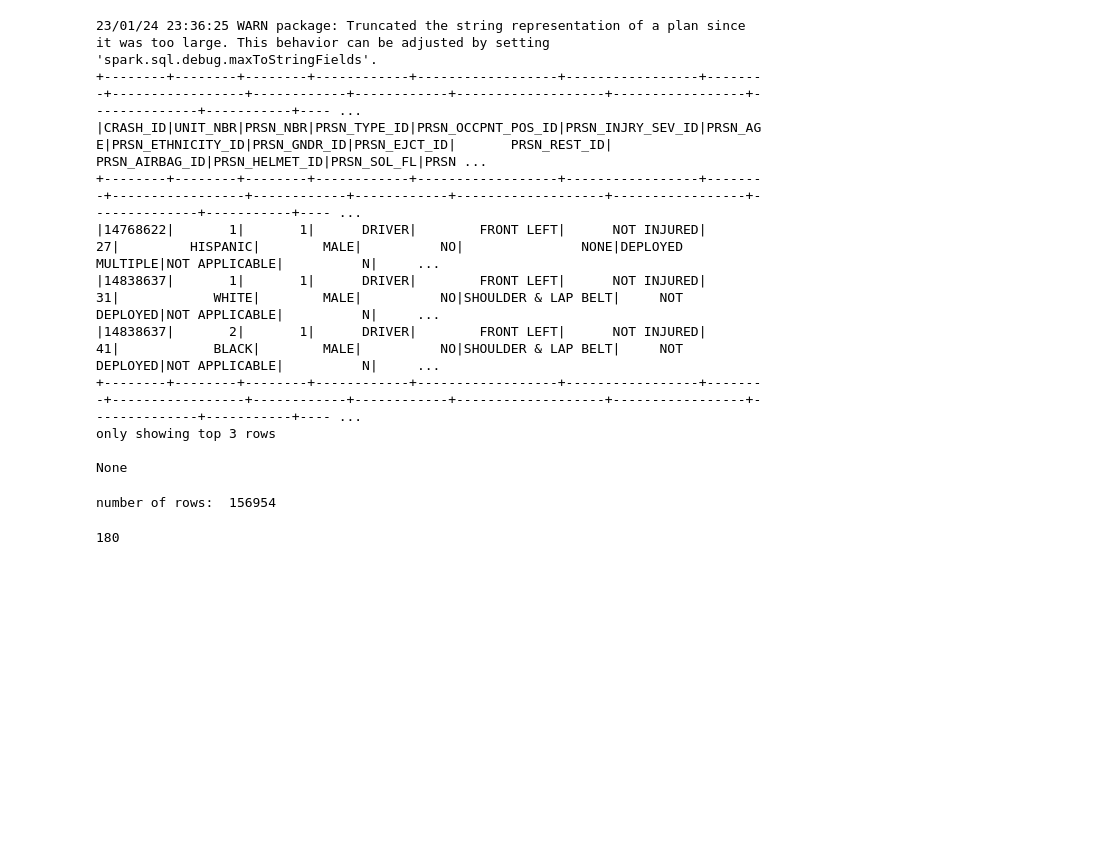
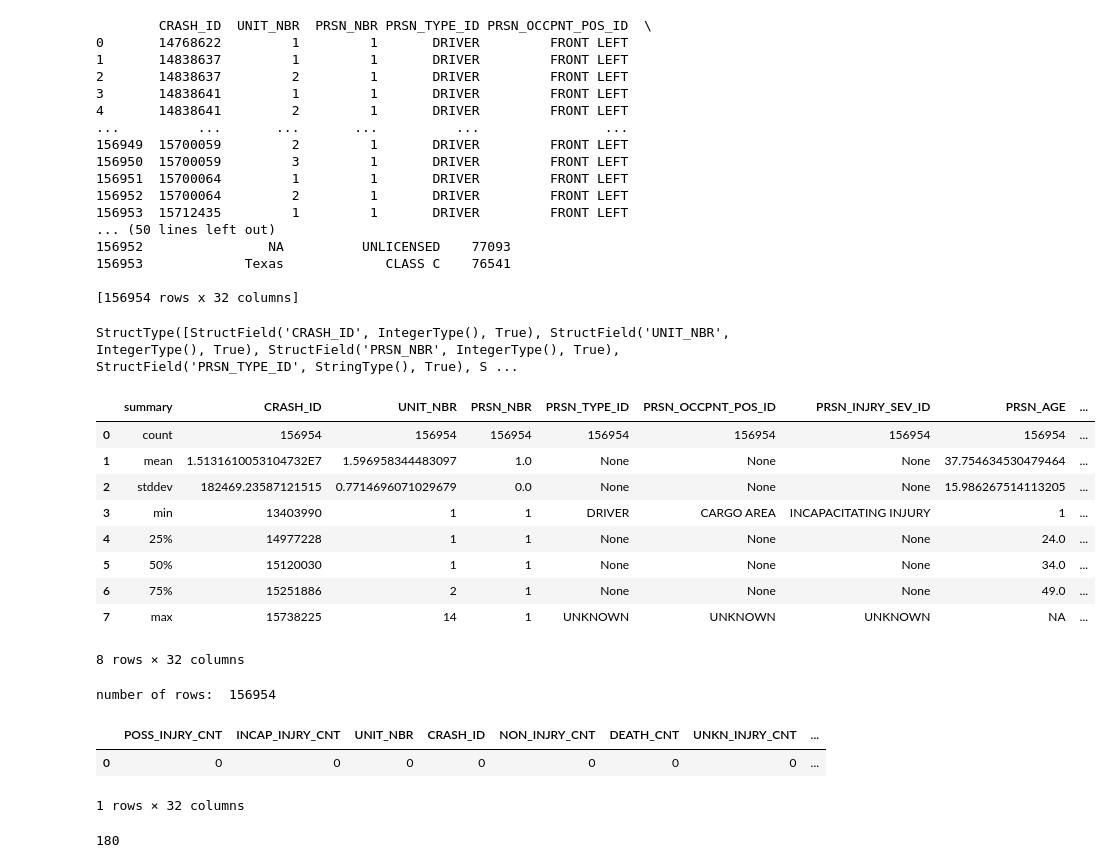
Before and after one commit to Vivek-Murali/CarCrashAnalysis, a Jupyter notebook: notebooks/workbook.ipynb, the cells around one changed output. Cells and saved outputs as stored; diff of their text form; code cells hidden in the pictures; blank space fills up the shorter version.

```diff
--- a/notebooks/workbook.ipynb
+++ b/notebooks/workbook.ipynb
@@ -46,19 +20,42 @@ purchaseSchema = StructType([
 # %%
-purchaseDataframe = spark.read.csv(
+personDataframe = spark.read.csv(
     "../resources/raw/Primary_Person_use.csv",
     header=True, inferSchema=True, sep=",")
 #show 3 rows of our DataFrame
-print(purchaseDataframe.show(3))
+print(personDataframe.toPandas().head())
 # %% [output]
-23/01/24 23:36:25 WARN package: Truncated the string representation of a plan since it was too large. This behavior can be adjusted by setting 'spark.sql.debug.maxToStringFields'.
-+--------+--------+--------+------------+------------------+-----------------+--------+-----------------+------------+------------+-------------------+-----------------+--------------+-----------+---- ...
-|CRASH_ID|UNIT_NBR|PRSN_NBR|PRSN_TYPE_ID|PRSN_OCCPNT_POS_ID|PRSN_INJRY_SEV_ID|PRSN_AGE|PRSN_ETHNICITY_ID|PRSN_GNDR_ID|PRSN_EJCT_ID|       PRSN_REST_ID|   PRSN_AIRBAG_ID|PRSN_HELMET_ID|PRSN_SOL_FL|PRSN ...
-+--------+--------+--------+------------+------------------+-----------------+--------+-----------------+------------+------------+-------------------+-----------------+--------------+-----------+---- ...
-|14768622|       1|       1|      DRIVER|        FRONT LEFT|      NOT INJURED|      27|         HISPANIC|        MALE|          NO|               NONE|DEPLOYED MULTIPLE|NOT APPLICABLE|          N|     ...
-|14838637|       1|       1|      DRIVER|        FRONT LEFT|      NOT INJURED|      31|            WHITE|        MALE|          NO|SHOULDER & LAP BELT|     NOT DEPLOYED|NOT APPLICABLE|          N|     ...
-|14838637|       2|       1|      DRIVER|        FRONT LEFT|      NOT INJURED|      41|            BLACK|        MALE|          NO|SHOULDER & LAP BELT|     NOT DEPLOYED|NOT APPLICABLE|          N|     ...
-+--------+--------+--------+------------+------------------+-----------------+--------+-----------------+------------+------------+-------------------+-----------------+--------------+-----------+---- ...
-only showing top 3 rows
+        CRASH_ID  UNIT_NBR  PRSN_NBR PRSN_TYPE_ID PRSN_OCCPNT_POS_ID  \
+0       14768622         1         1       DRIVER         FRONT LEFT
+1       14838637         1         1       DRIVER         FRONT LEFT
+2       14838637         2         1       DRIVER         FRONT LEFT
+3       14838641         1         1       DRIVER         FRONT LEFT
+4       14838641         2         1       DRIVER         FRONT LEFT
+...          ...       ...       ...          ...                ...
+156949  15700059         2         1       DRIVER         FRONT LEFT
+156950  15700059         3         1       DRIVER         FRONT LEFT
+156951  15700064         1         1       DRIVER         FRONT LEFT
+156952  15700064         2         1       DRIVER         FRONT LEFT
+156953  15712435         1         1       DRIVER         FRONT LEFT
+... (50 lines left out)
+156952                NA          UNLICENSED    77093
+156953             Texas             CLASS C    76541
 
-None
+[156954 rows x 32 columns]
+# %%
+personDataframe.schema
+# %% [output]
+StructType([StructField('CRASH_ID', IntegerType(), True), StructField('UNIT_NBR', IntegerType(), True), StructField('PRSN_NBR', IntegerType(), True), StructField('PRSN_TYPE_ID', StringType(), True), S ...
+# %%
+personDataframe.summary().toPandas()
+# %% [output]
+|  | summary | CRASH_ID | UNIT_NBR | PRSN_NBR | PRSN_TYPE_ID | PRSN_OCCPNT_POS_ID | PRSN_INJRY_SEV_ID | PRSN_AGE | ... |
+| 0 | count | 156954 | 156954 | 156954 | 156954 | 156954 | 156954 | 156954 | ... |
+| 1 | mean | 1.5131610053104732E7 | 1.596958344483097 | 1.0 | None | None | None | 37.754634530479464 | ... |
+| 2 | stddev | 182469.23587121515 | 0.7714696071029679 | 0.0 | None | None | None | 15.986267514113205 | ... |
+| 3 | min | 13403990 | 1 | 1 | DRIVER | CARGO AREA | INCAPACITATING INJURY | 1 | ... |
+| 4 | 25% | 14977228 | 1 | 1 | None | None | None | 24.0 | ... |
+| 5 | 50% | 15120030 | 1 | 1 | None | None | None | 34.0 | ... |
+| 6 | 75% | 15251886 | 2 | 1 | None | None | None | 49.0 | ... |
+| 7 | max | 15738225 | 14 | 1 | UNKNOWN | UNKNOWN | UNKNOWN | NA | ... |
+8 rows × 32 columns
 # %%
@@ -66,4 +63,27 @@ num_rows = purchaseDataframe.count()
 print("number of rows: ", num_rows)
 # %% [output]
 number of rows:  156954
+# %%
+NUMERIC_DTYPES = (
+    'decimal',
+    'double',
+    'float',
+    'int',
+    'bigint',
+    'smallilnt',
+    'tinyint',
+)
+def count_nulls(df: DataFrame) -> DataFrame:
+    isnan_compat_cols = {c for (c, t) in df.dtypes if any(t.startswith(num_dtype) for num_dtype in NUMERIC_DTYPES)}
+
+    return df.select(
+        [count(when(isnan(c) | isnull(c), c)).alias(c) for c in isnan_compat_cols]
+        + [count(when(isnull(c), c)).alias(c) for c in set(df.columns) - isnan_compat_cols]
+    )
+
+count_nulls(personDataframe).toPandas()
+# %% [output]
+|  | POSS_INJRY_CNT | INCAP_INJRY_CNT | UNIT_NBR | CRASH_ID | NON_INJRY_CNT | DEATH_CNT | UNKN_INJRY_CNT | ... |
+| 0 | 0 | 0 | 0 | 0 | 0 | 0 | 0 | ... |
+1 rows × 32 columns
 # %%
```
Also changed, not shown: parts of 45 cells of this notebook, 5 other files.
